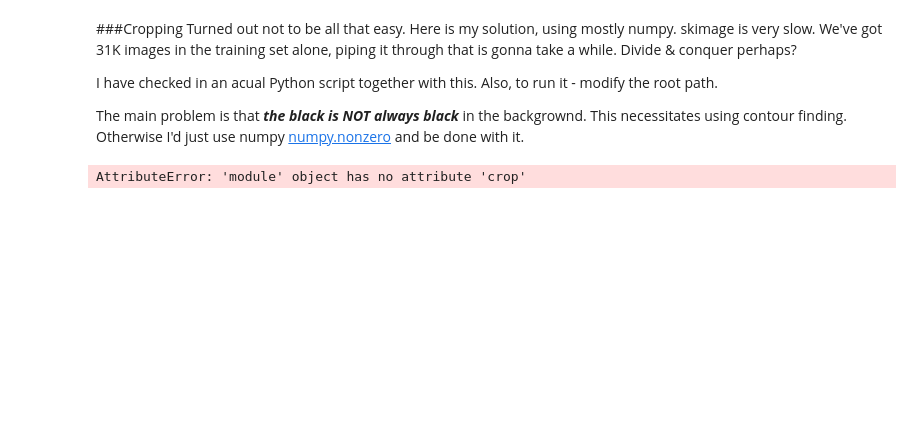
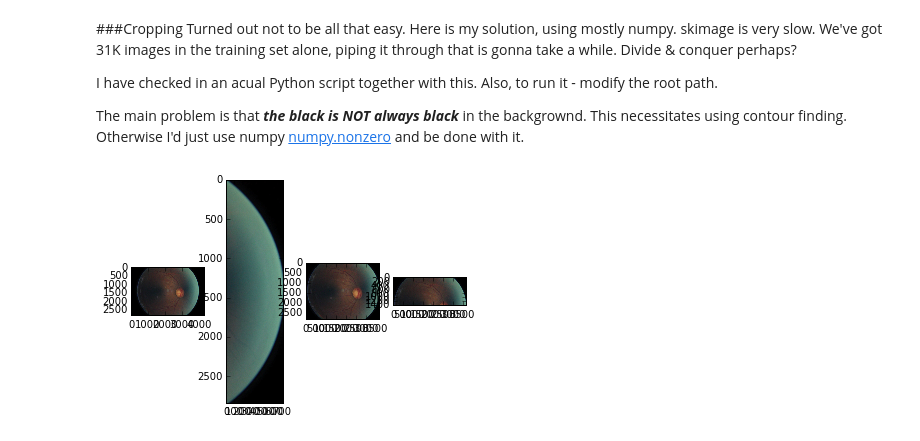
Before and after one commit to fierval/retina, a Jupyter notebook: DiabeticRetinopathy/Cropping.ipynb, the cells around one changed output. Cells and saved outputs as stored; diff of their text form; code cells hidden in the pictures; blank space fills up the shorter version.

```diff
--- a/DiabeticRetinopathy/Cropping.ipynb
+++ b/DiabeticRetinopathy/Cropping.ipynb
@@ -11,11 +11,11 @@ The main problem is that <em><b>the black is NOT always black</em></b> in the ba
 from skimage import io
 from os import path
 from matplotlib import pyplot as plt
-from skimage.filter import canny
+from skimage.feature import canny
 import numpy as np
 import cv2
 from skimage.color.colorconv import rgb2gray
-from autocrop import autocrop
+from autocrop import crop_manual
 
 def do_cropping(eye, edge):
     row_dim, col_dim = np.nonzero(edge)
@@ -26,35 +26,36 @@ def do_cropping(eye, edge):
     return eye[x_top : x_bottom, y_left : y_right, :]
 
 def crop_cv(eye):
     red_eye = eye[:, :, 0]
 
     # compute the Otsu th
     thresh_value, _ = cv2.threshold(red_eye, 0, 255, cv2.THRESH_BINARY | cv2.THRESH_OTSU)
     upper, lower = thresh_value, thresh_value / 2
     edges = cv2.Canny(eye, upper, lower)
     return do_cropping(eye, edges)
 
 def crop_sk(eye):
     red_eye = rgb2gray(eye)
 
     edges = canny(red_eye, sigma=3)
     return do_cropping(eye, edges)
 
 root = path.normpath('c:/kaggle/retina/train')
-an_eye = path.join(root, '20669_left.jpeg')
+an_eye = path.join(root, '20677_left.jpeg')
 eye = io.imread(an_eye)
 #eye_cv = cv2.imread(an_eye, cv2.IMREAD_GRAYSCALE)
 
 
 # get just one channel
 cropped = crop_sk(eye)
 cropped1 = crop_cv(eye)
-cropped2 = autocrop(eye)
+cropped2 = crop_manual(eye)
 
 f, (ax1, ax2, ax3, ax4) = plt.subplots(1, 4)
-ax1.imshow(eye, interpolation='bicubic')
+ax1.imshow(eye)
 ax2.imshow(cropped)
 ax3.imshow(cropped1)
-ax4.imshow(cropped1)
+ax4.imshow(cropped2)
+plt.show()
 # %% [output]
-AttributeError: 'module' object has no attribute 'crop'
+[figure, added]
```
Also changed, not shown: parts of 2 cells of this notebook, 1 other file.
